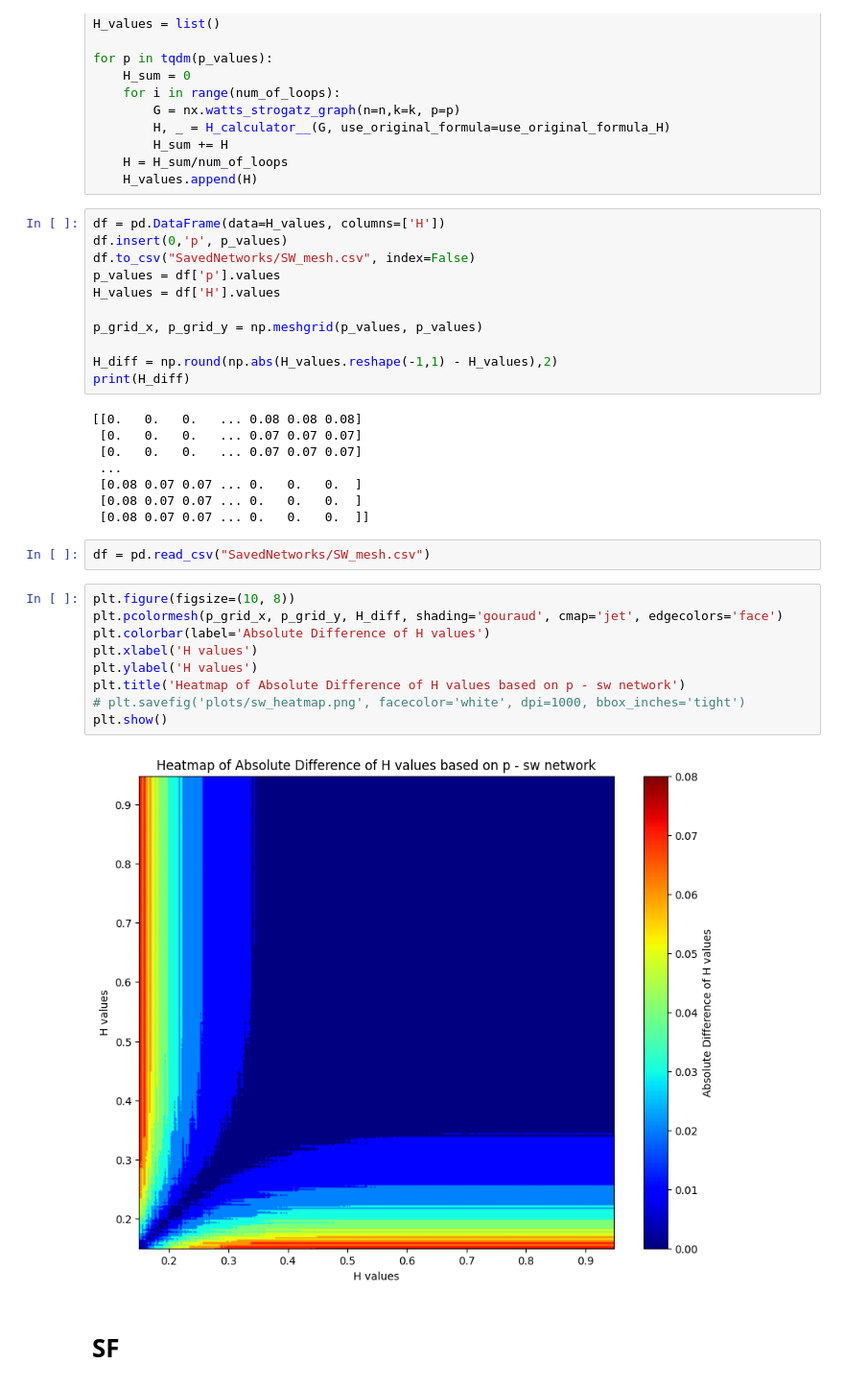
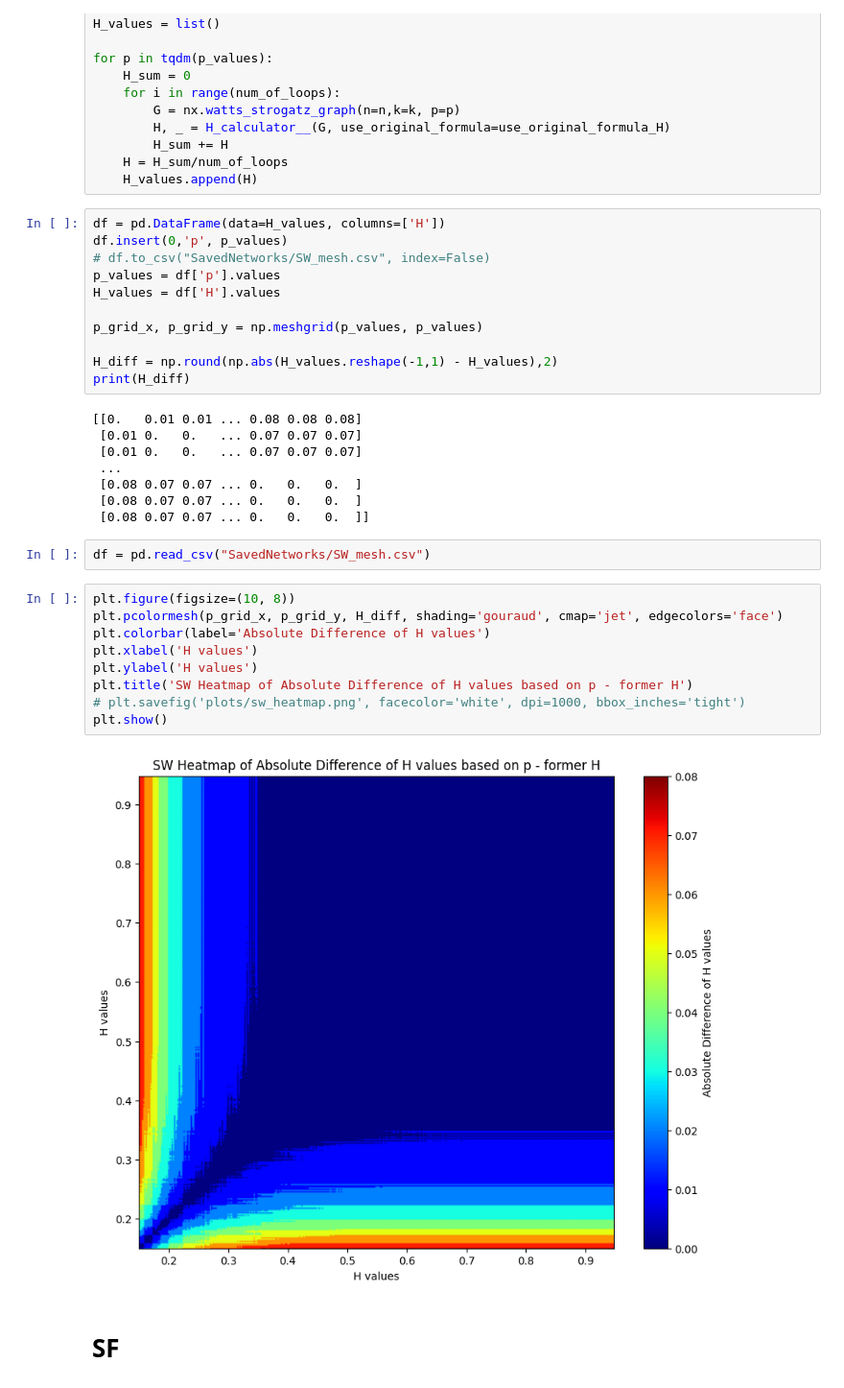
Before and after one commit to hghaemi/h_index_paper, a Jupyter notebook: random_artificial_networks.ipynb, the cells around one changed output. Shown at 96% size. Cells and saved outputs as stored; diff of their text form.

```diff
--- a/random_artificial_networks.ipynb
+++ b/random_artificial_networks.ipynb
@@ -1344,7 +1344,7 @@ for p in tqdm(p_values):
 # %%
 df = pd.DataFrame(data=H_values, columns=['H'])
 df.insert(0,'p', p_values)
-df.to_csv("SavedNetworks/SW_mesh.csv", index=False)
+# df.to_csv("SavedNetworks/SW_mesh.csv", index=False)
 p_values = df['p'].values
 H_values = df['H'].values
 
@@ -1353,9 +1353,9 @@ p_grid_x, p_grid_y = np.meshgrid(p_values, p_values)
 H_diff = np.round(np.abs(H_values.reshape(-1,1) - H_values),2)
 print(H_diff)
 # %% [output]
-[[0.   0.   0.   ... 0.08 0.08 0.08]
- [0.   0.   0.   ... 0.07 0.07 0.07]
- [0.   0.   0.   ... 0.07 0.07 0.07]
+[[0.   0.01 0.01 ... 0.08 0.08 0.08]
+ [0.01 0.   0.   ... 0.07 0.07 0.07]
+ [0.01 0.   0.   ... 0.07 0.07 0.07]
  ...
  [0.08 0.07 0.07 ... 0.   0.   0.  ]
  [0.08 0.07 0.07 ... 0.   0.   0.  ]
@@ -1365,14 +1365,14 @@ df = pd.read_csv("SavedNetworks/SW_mesh.csv")
 # %%
 plt.figure(figsize=(10, 8))
 plt.pcolormesh(p_grid_x, p_grid_y, H_diff, shading='gouraud', cmap='jet', edgecolors='face')
 plt.colorbar(label='Absolute Difference of H values')
 plt.xlabel('H values')
 plt.ylabel('H values')
-plt.title('Heatmap of Absolute Difference of H values based on p - sw network')
+plt.title('SW Heatmap of Absolute Difference of H values based on p - former H')
 # plt.savefig('plots/sw_heatmap.png', facecolor='white', dpi=1000, bbox_inches='tight')
 plt.show()
 # %% [output]
-[figure, old version]
+[figure, new version]
 # %% [markdown]
 # SF
 # %%
```
Also changed, not shown: parts of 9 cells of this notebook.
